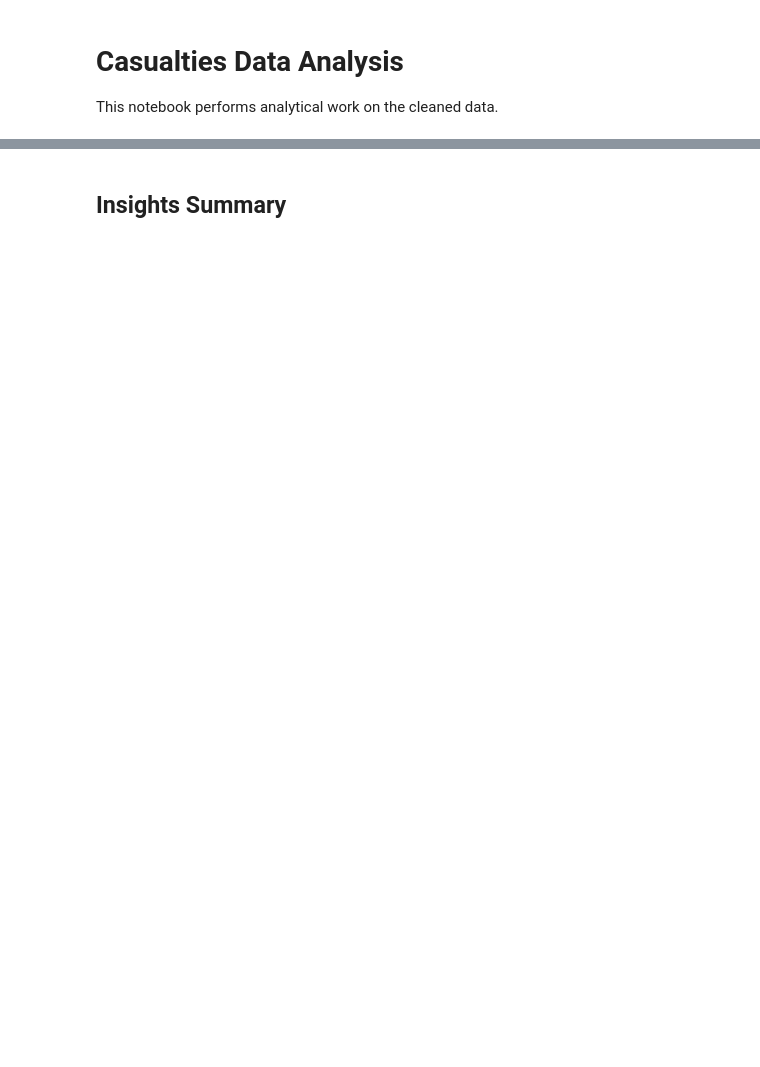
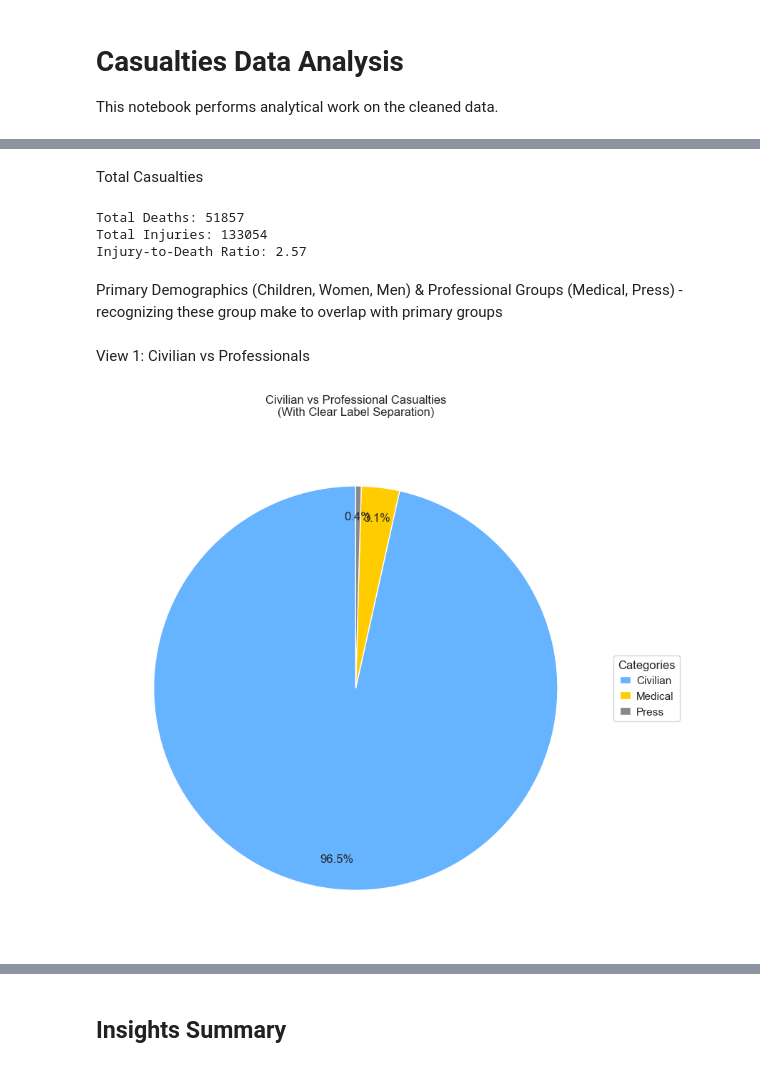
Before and after one commit to MIT-Emerging-Talent/ET6-CDSP-group-03-repo, a Jupyter notebook: 3_data_exploration/casualties_data_analysis.ipynb, the cells around one changed output, grey strips where cells are left out. Saved outputs shown, nothing was run; the diff lists cells and outputs as text; code cells hidden in the pictures; blank space fills up the shorter version.

```diff
--- a/3_data_exploration/casualties_data_analysis.ipynb
+++ b/3_data_exploration/casualties_data_analysis.ipynb
@@ -265,0 +69,10 @@ Final injury/death ratio: 2.57
+# %%
+df["daily_child_deaths"] = (
+    df["ext_killed_children_cum"].diff().fillna(df["ext_killed_children_cum"].iloc[0])
+)
+df["daily_women_deaths"] = (
+    df["ext_killed_women_cum"].diff().fillna(df["ext_killed_women_cum"].iloc[0])
+)
+df["daily_men_deaths"] = (
+    df["killed"] - df["daily_women_deaths"] - df["daily_child_deaths"]
+)
@@ -265,0 +103,15 @@ Final injury/death ratio: 2.57
+# %% [markdown]
+Total Casualties
+# %%
+total_killed = df["killed_cum"].max()
+total_injured = df["injured_cum"].max()
+
+print(f"Total Deaths: {total_killed}")
+print(f"Total Injuries: {total_injured}")
+print(f"Injury-to-Death Ratio: {total_injured / total_killed:.2f}")
+# %% [output]
+Total Deaths: 51857
+Total Injuries: 133054
+Injury-to-Death Ratio: 2.57
+# %% [markdown]
+Primary Demographics (Children, Women, Men) & Professional Groups (Medical, Press) - recognizing these group make to overlap with primary groups
@@ -265,0 +155,32 @@ Final injury/death ratio: 2.57
+# %% [markdown]
+View 1: Civilian vs Professionals
+# %%
+plt.figure(figsize=(12, 8))
+
+# Create the pie chart with labels
+wedges, texts, autotexts = plt.pie(
+    demographics["Deaths"],
+    labels=None,
+    autopct="%1.1f%%",
+    colors=["#66B3FF", "#FFCC00", "#888888"],
+    startangle=90,
+    pctdistance=0.85,
+    textprops={"fontsize": 12},
+)
+
+
+plt.legend(
+    wedges,
+    demographics["Category"],
+    title="Categories",
+    loc="center left",
+    bbox_to_anchor=(1, 0, 0.5, 1),
+    handlelength=1,
+    handletextpad=0.5,
+)
+
+plt.title("Civilian vs Professional Casualties\n(With Clear Label Separation)", pad=20)
+plt.tight_layout()
+plt.show()
+# %% [output]
+[figure, added]
```
Also changed, not shown: parts of 42 cells of this notebook.
